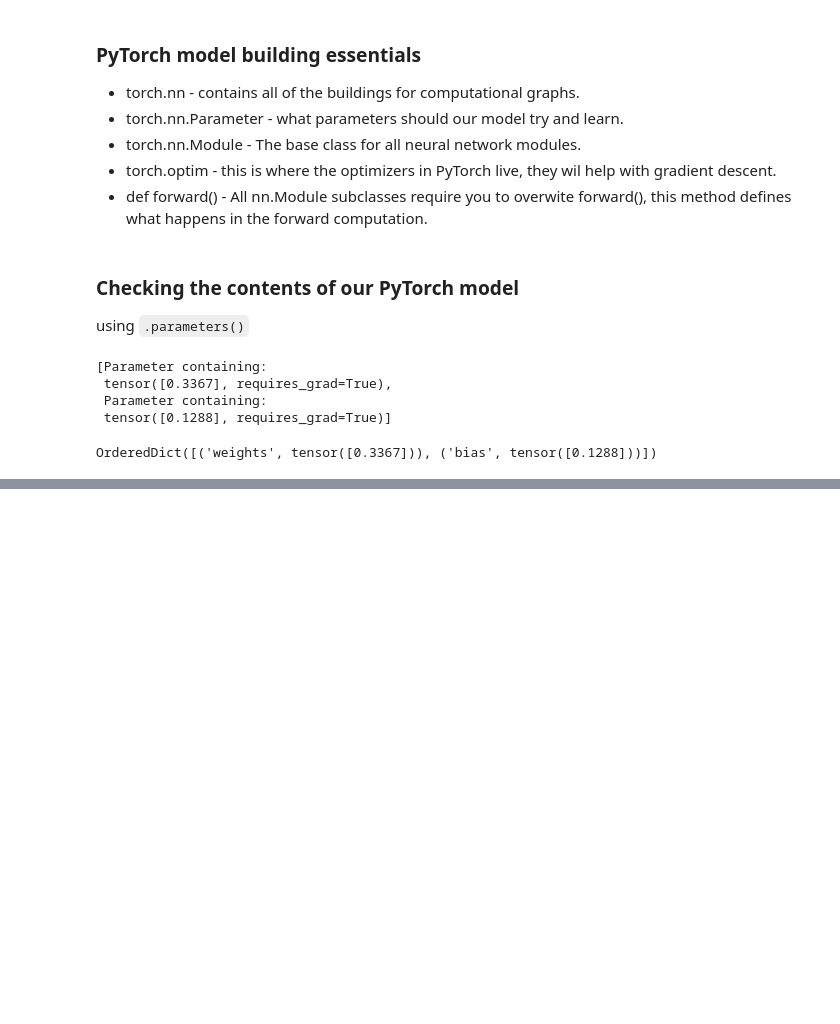
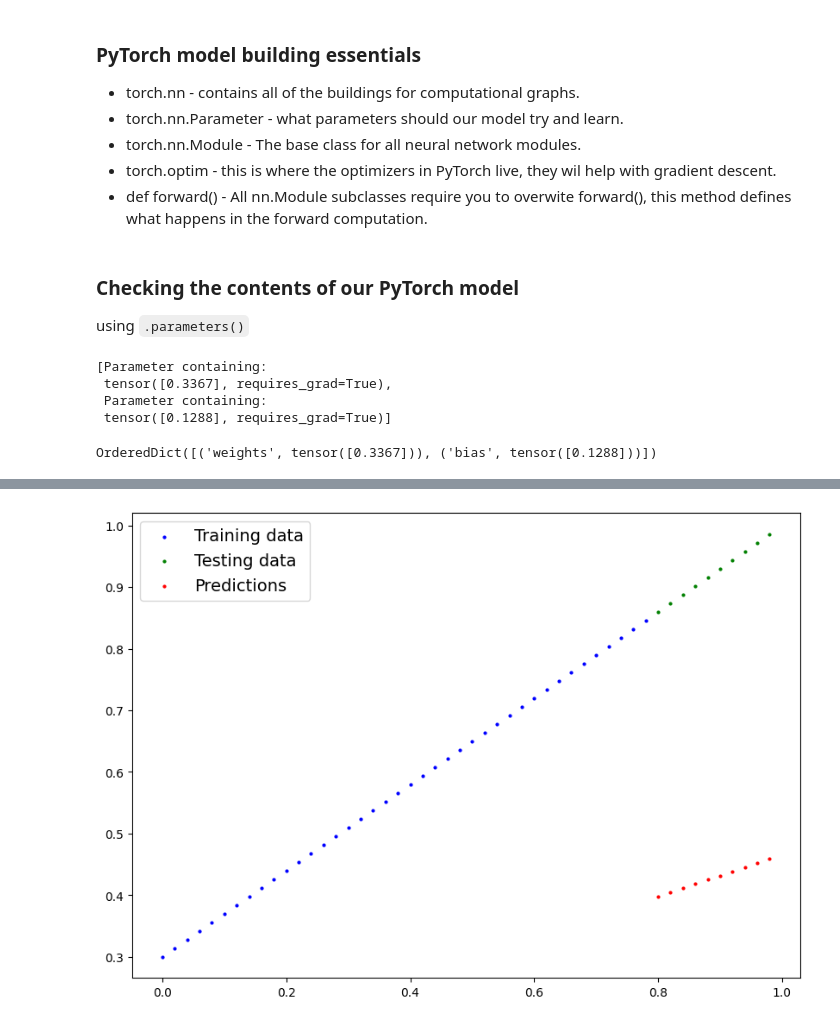
Before and after one commit to MeMikolaj/0_PyTorch-Deep-Learning, a Jupyter notebook: 01_PyTorch_workflow.ipynb, the cells around one changed output, grey strips where cells are left out. Saved outputs shown, nothing was run; the diff lists cells and outputs as text; code cells hidden in the pictures; blank space fills up the shorter version.

Commit message:
Making predictions

```diff
--- a/01_PyTorch_workflow.ipynb
+++ b/01_PyTorch_workflow.ipynb
@@ -166,0 +196,6 @@ OrderedDict([('weights', tensor([0.3367])), ('bias', tensor([0.1288]))])
+# %%
+# Make predictions with model
+with torch.inference_mode():
+  y_preds = model_0(X_test)
+
+y_preds
@@ -166,0 +213,4 @@ OrderedDict([('weights', tensor([0.3367])), ('bias', tensor([0.1288]))])
+# %%
+plot_predictions(predictions=y_preds)
+# %% [output]
+[figure, added]
```
Also changed, not shown: parts of 4 cells of this notebook.
